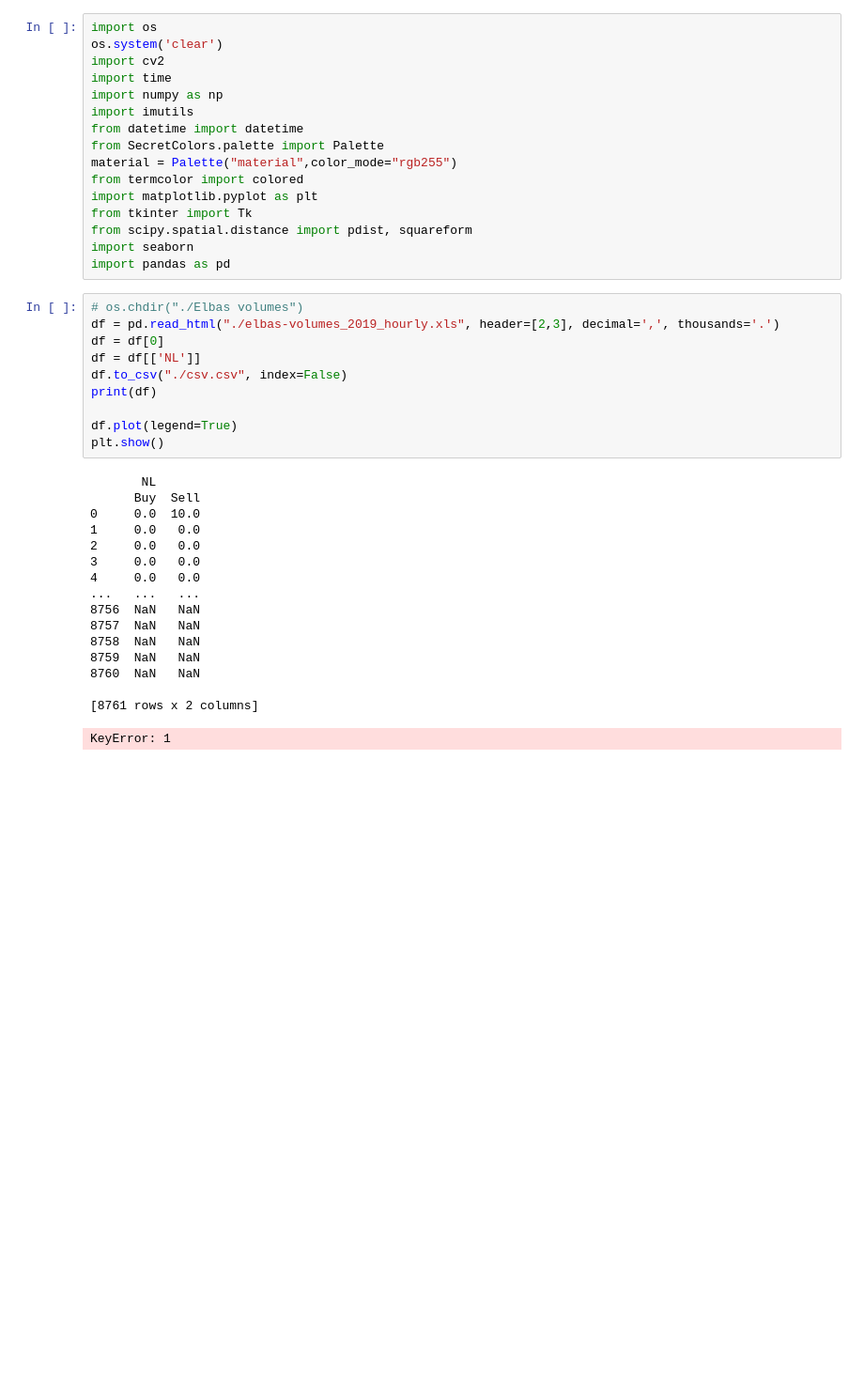
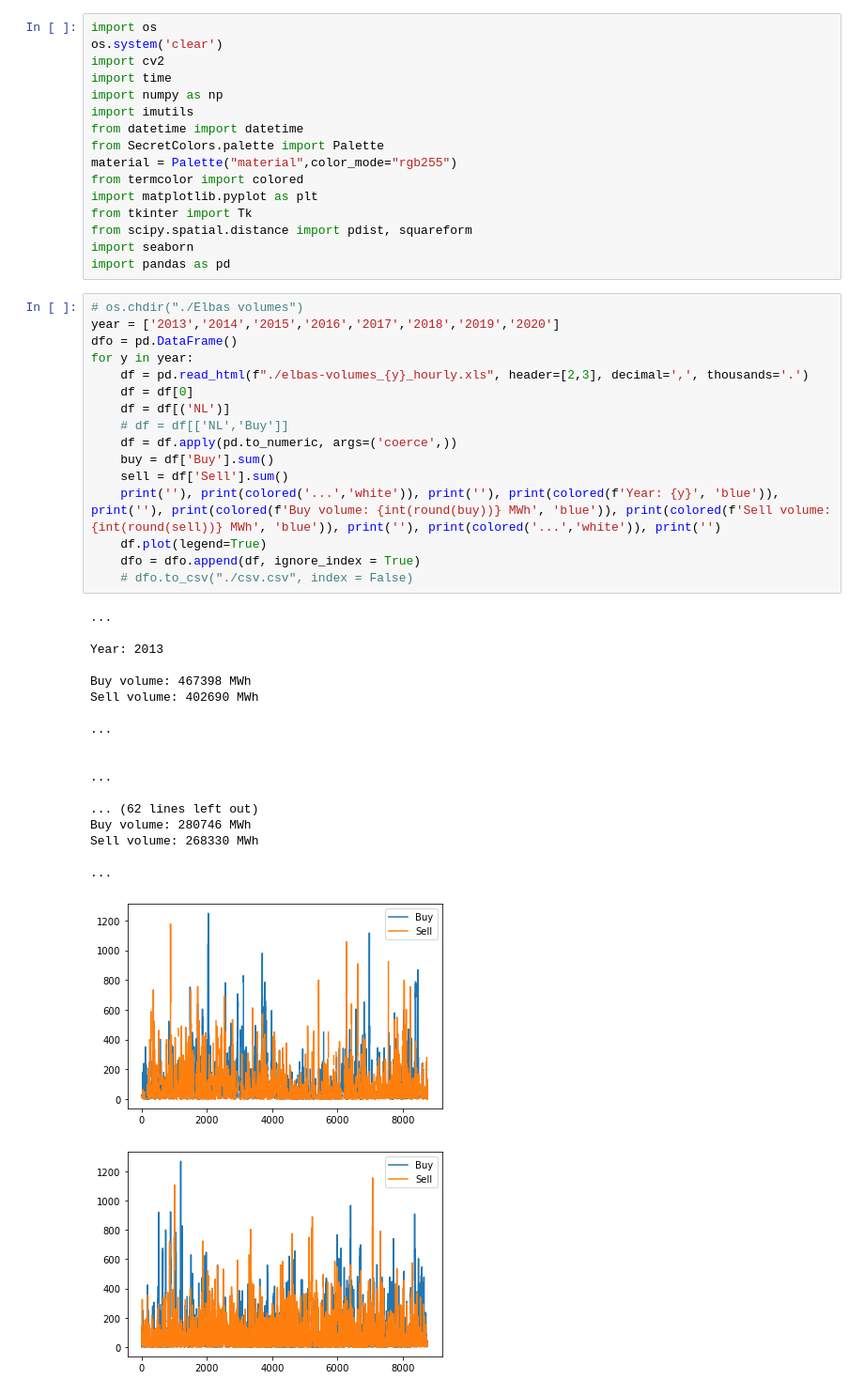
Before and after one commit to timovijn/ElectricityPriceForecasting, a Jupyter notebook: Elbas volumes/import_elbas.ipynb, the cells around one changed output. Shown at 94% size. Cells and saved outputs as stored; diff of their text form; blank space fills up the shorter version.

```diff
--- a/Elbas volumes/import_elbas.ipynb
+++ b/Elbas volumes/import_elbas.ipynb
@@ -14,30 +14,39 @@ from tkinter import Tk
 from scipy.spatial.distance import pdist, squareform
 import seaborn
 import pandas as pd
-# %%
-# os.chdir("./Elbas volumes")
-df = pd.read_html("./elbas-volumes_2019_hourly.xls", header=[2,3], decimal=',', thousands='.')
-df = df[0]
-df = df[['NL']]
-df.to_csv("./csv.csv", index=False)
-print(df)
-
-df.plot(legend=True)
-plt.show()
-# %% [output]
-       NL
-      Buy  Sell
-0     0.0  10.0
-1     0.0   0.0
-2     0.0   0.0
-3     0.0   0.0
-4     0.0   0.0
-...   ...   ...
-8756  NaN   NaN
-8757  NaN   NaN
-8758  NaN   NaN
-8759  NaN   NaN
-8760  NaN   NaN
-
-[8761 rows x 2 columns]
-KeyError: 1
+# %%
+# os.chdir("./Elbas volumes")
+year = ['2013','2014','2015','2016','2017','2018','2019','2020']
+dfo = pd.DataFrame()
+for y in year:
+    df = pd.read_html(f"./elbas-volumes_{y}_hourly.xls", header=[2,3], decimal=',', thousands='.')
+    df = df[0]
+    df = df[('NL')]
+    # df = df[['NL','Buy']]
+    df = df.apply(pd.to_numeric, args=('coerce',))
+    buy = df['Buy'].sum()
+    sell = df['Sell'].sum()
+    print(''), print(colored('...','white')), print(''), print(colored(f'Year: {y}', 'blue')), print(''), print(colored(f'Buy volume: {int(round(buy))} MWh', 'blue')), print(colored(f'Sell volume: {int(round(sell))} MWh', 'blue')), print(''), print(colored('...','white')), print('')
+    df.plot(legend=True)
+    dfo = dfo.append(df, ignore_index = True)
+    # dfo.to_csv("./csv.csv", index = False)
+# %% [output]
+...
+
+Year: 2013
+
+Buy volume: 467398 MWh
+Sell volume: 402690 MWh
+
+...
+
+
+...
+
+... (62 lines left out)
+Buy volume: 280746 MWh
+Sell volume: 268330 MWh
+
+...
+[figure, added]
+[figure, added]
```
Also changed, not shown: parts of 3 cells of this notebook, 1 other file.
